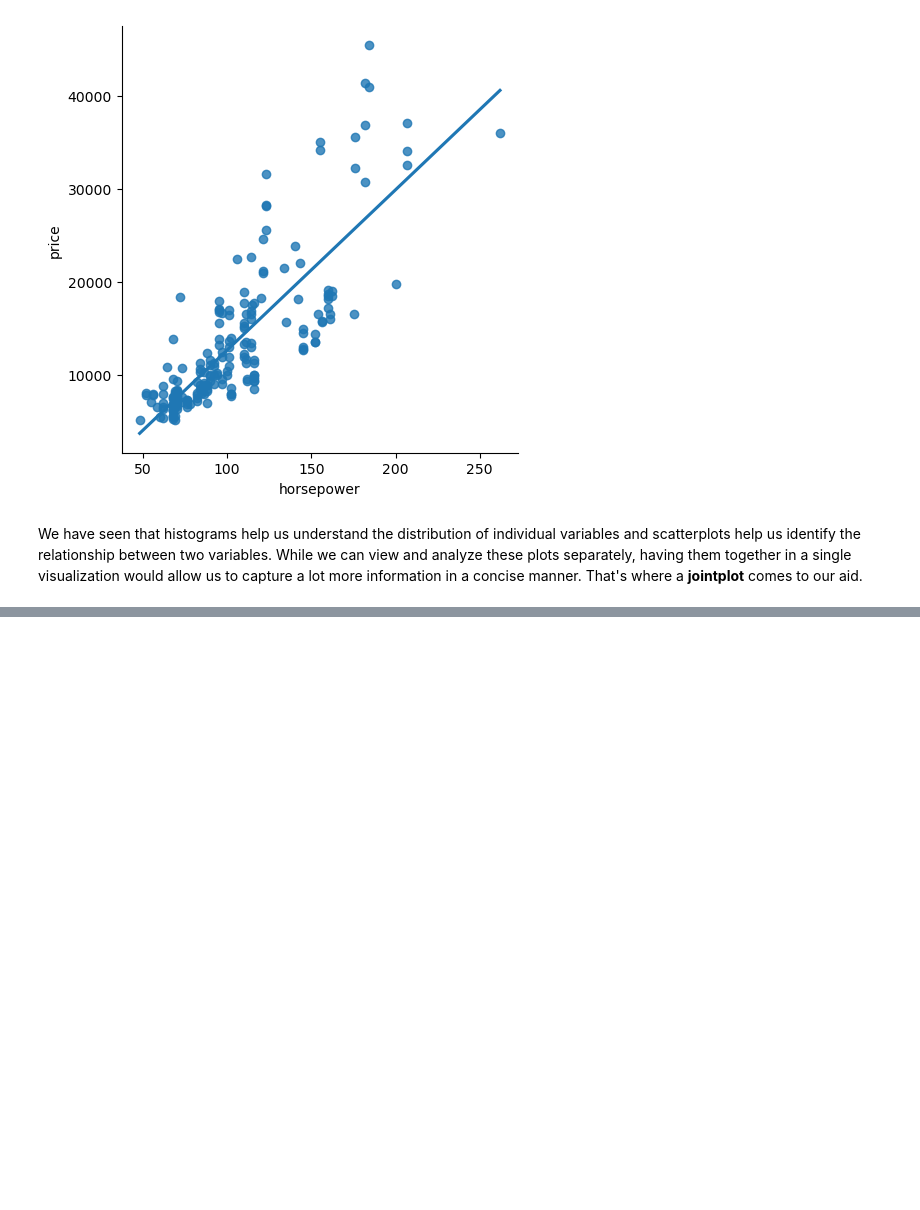
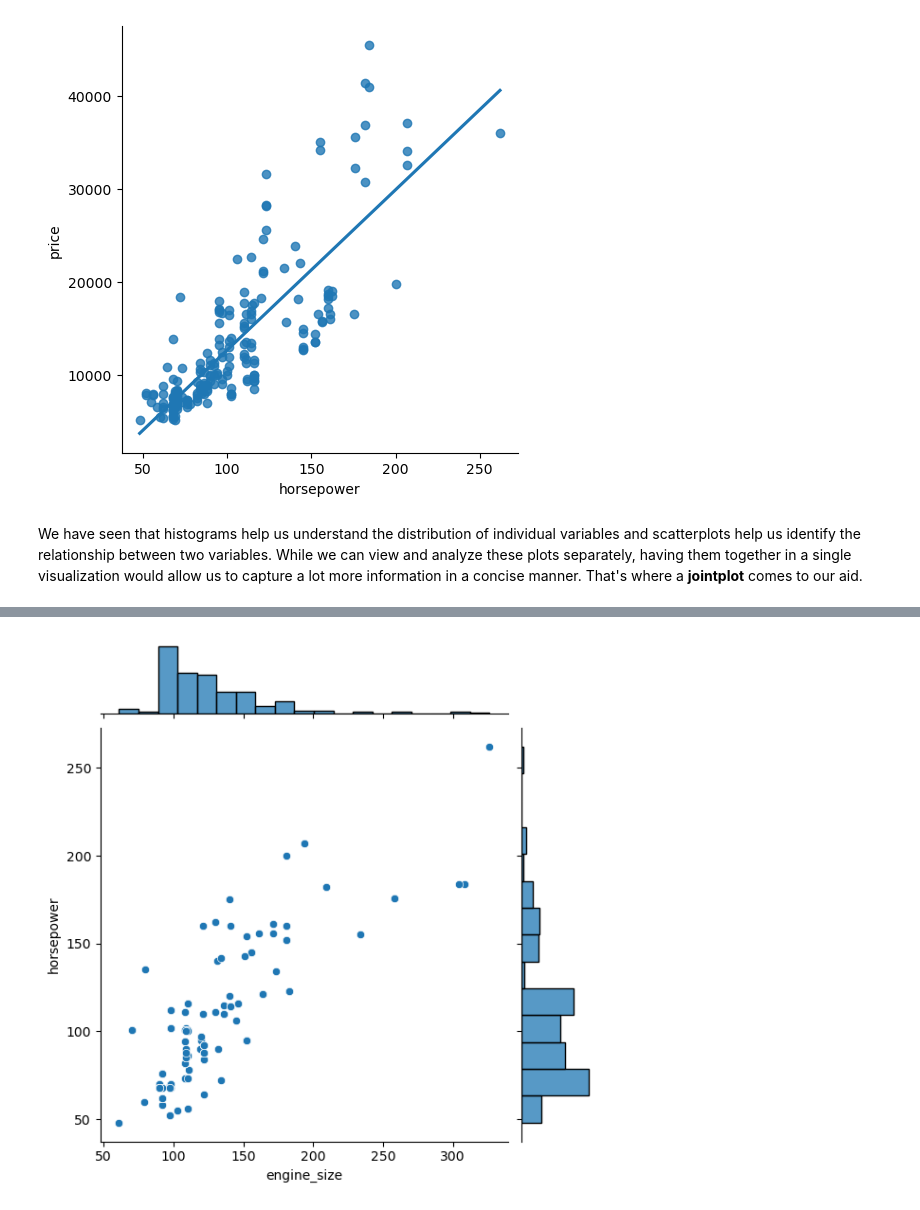
Before and after one commit to pratikp2/Python, a Jupyter notebook: ML Libraries/3.Data_Visualization.ipynb, the cells around one changed output, grey strips where cells are left out. Saved outputs shown, nothing was run; the diff lists cells and outputs as text; code cells hidden in the pictures; blank space fills up the shorter version.

Commit message:
Updated Dataset Study and Data Visualization

```diff
--- a/ML Libraries/3.Data_Visualization.ipynb
+++ b/ML Libraries/3.Data_Visualization.ipynb
@@ -483,0 +490,4 @@ We have seen that histograms help us understand the distribution of individual v
+# %%
+sns.jointplot(data=df, x='engine_size', y='horsepower');
+# %% [output]
+[figure, added]
```
Also changed, not shown: parts of 75 cells of this notebook, 4 other files.
